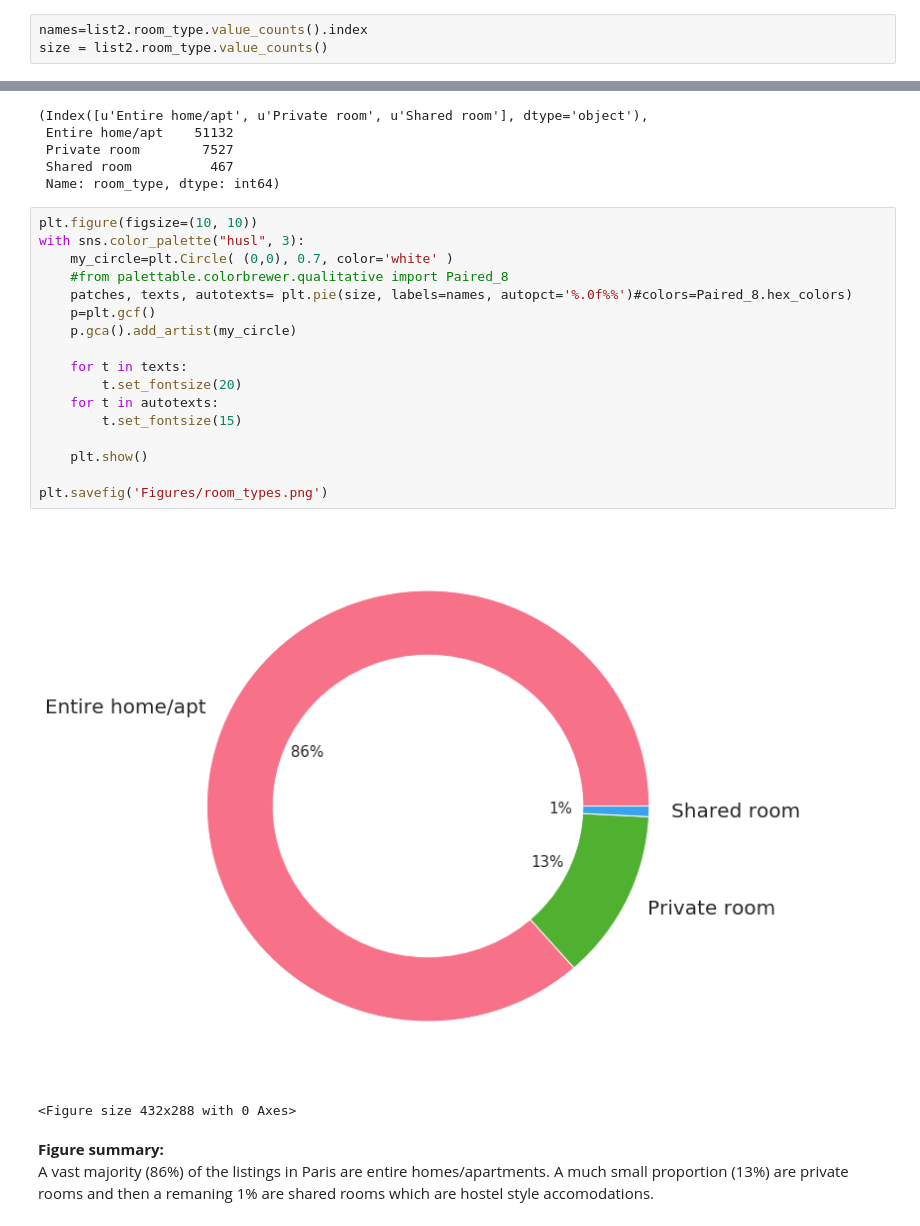
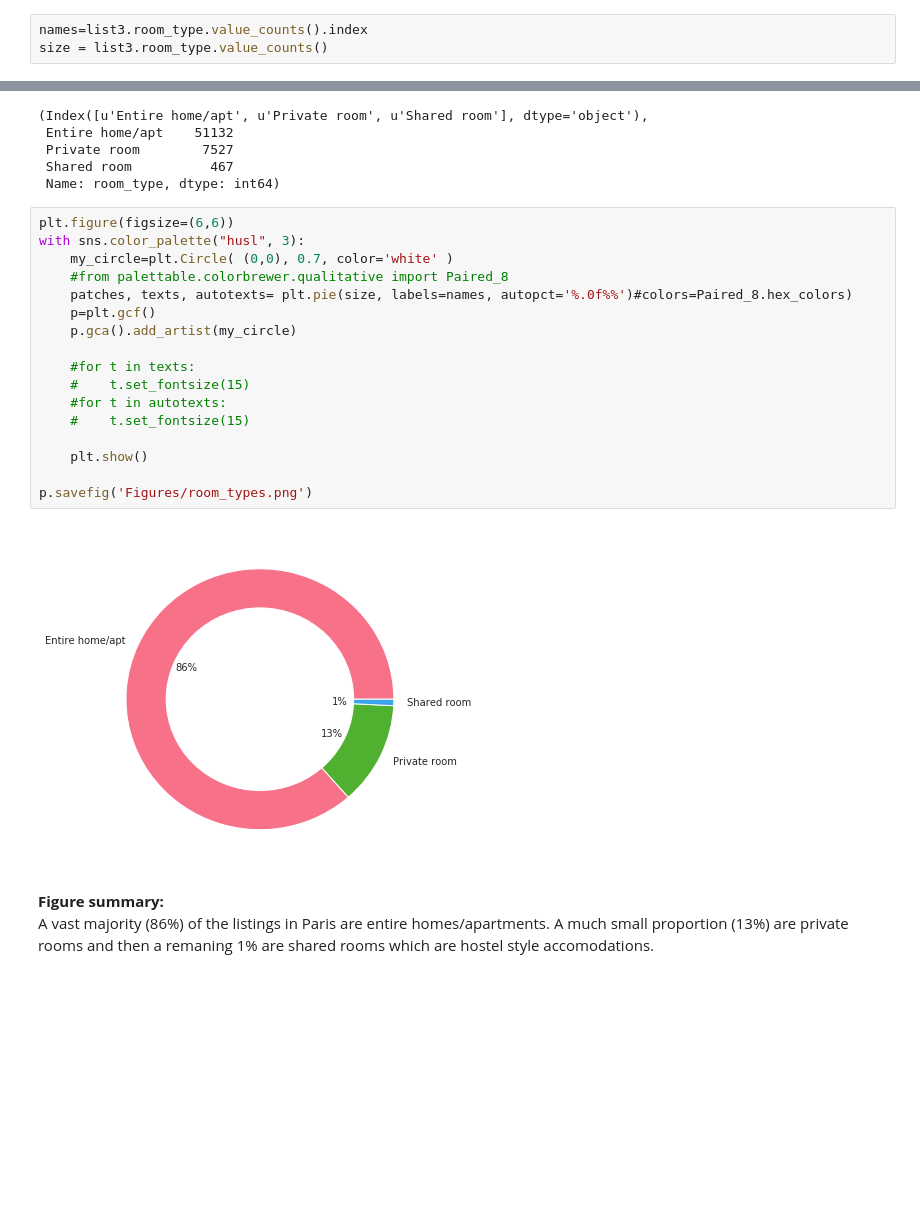
Before and after one commit to eherdter/AirBnB_analysis, a Jupyter notebook: ABNB_France.ipynb, the cells around one changed output, grey strips where cells are left out. Cells and saved outputs as stored; diff of their text form; blank space fills up the shorter version.

```diff
--- a/ABNB_France.ipynb
+++ b/ABNB_France.ipynb
@@ -890,8 +896,8 @@ list_cal2.shape
 # %% [markdown]
 #### 1. What is the room type breakdown?
 # %%
-names=list2.room_type.value_counts().index
-size = list2.room_type.value_counts()
+names=list3.room_type.value_counts().index
+size = list3.room_type.value_counts()
 # %%
 names, size
 # %% [output]
@@ -901,25 +907,24 @@ names, size
  Shared room          467
  Name: room_type, dtype: int64)
 # %%
-plt.figure(figsize=(10, 10))
+plt.figure(figsize=(6,6))
 with sns.color_palette("husl", 3):
     my_circle=plt.Circle( (0,0), 0.7, color='white' )
     #from palettable.colorbrewer.qualitative import Paired_8
     patches, texts, autotexts= plt.pie(size, labels=names, autopct='%.0f%%')#colors=Paired_8.hex_colors)
     p=plt.gcf()
     p.gca().add_artist(my_circle)
 
-    for t in texts:
-        t.set_fontsize(20)
-    for t in autotexts:
-        t.set_fontsize(15)
+    #for t in texts:
+    #    t.set_fontsize(15)
+    #for t in autotexts:
+    #    t.set_fontsize(15)
 
     plt.show()
 
-plt.savefig('Figures/room_types.png')
+p.savefig('Figures/room_types.png')
 # %% [output]
-[figure, old version]
+[figure, new version]
-<Figure size 432x288 with 0 Axes>
 # %% [markdown]
 **Figure summary:**
 A vast majority (86%) of the listings in Paris are entire homes/apartments. A much small proportion (13%) are private rooms and then a remaning 1% are shared rooms which are hostel style accomodations.
```
Also changed, not shown: parts of 15 cells of this notebook.
